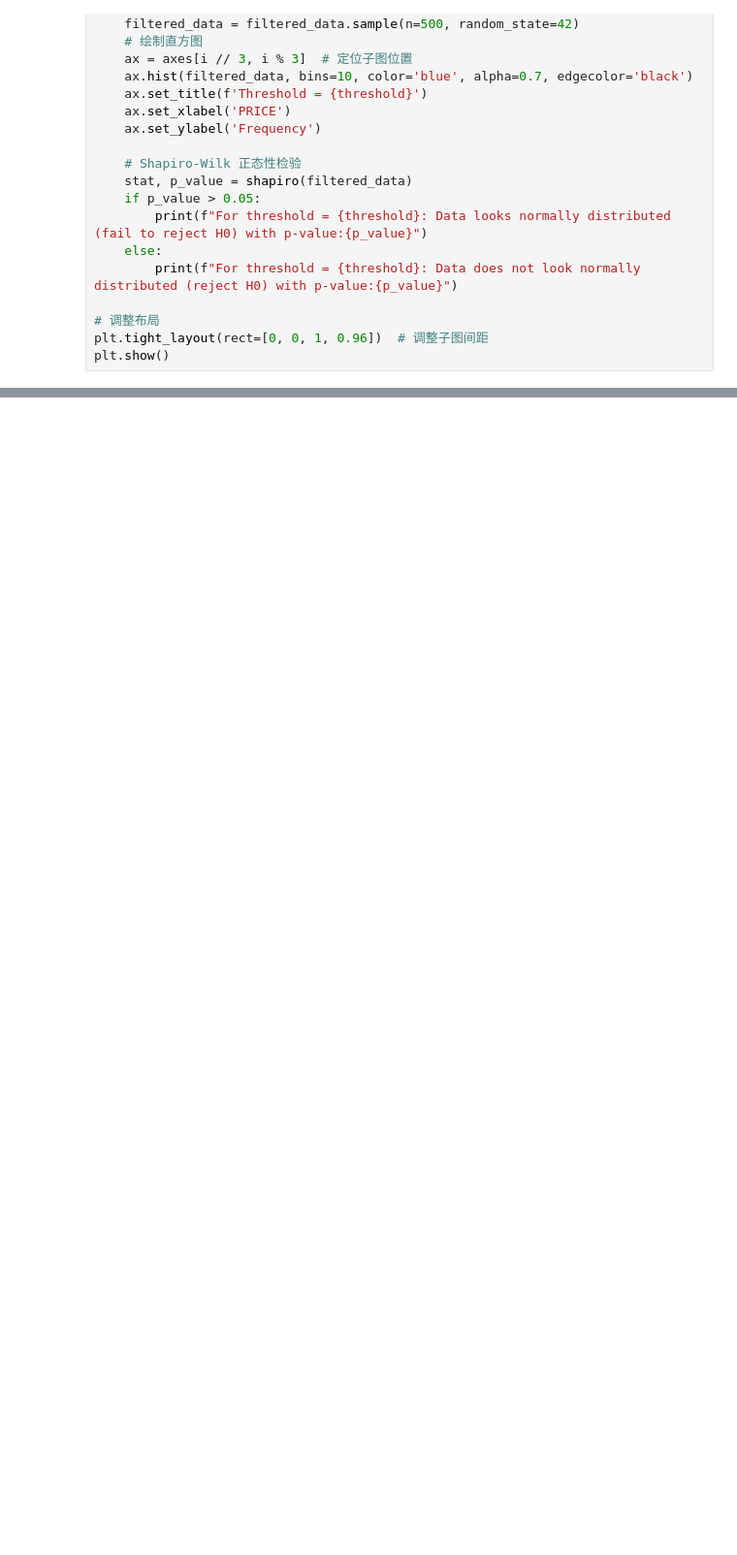
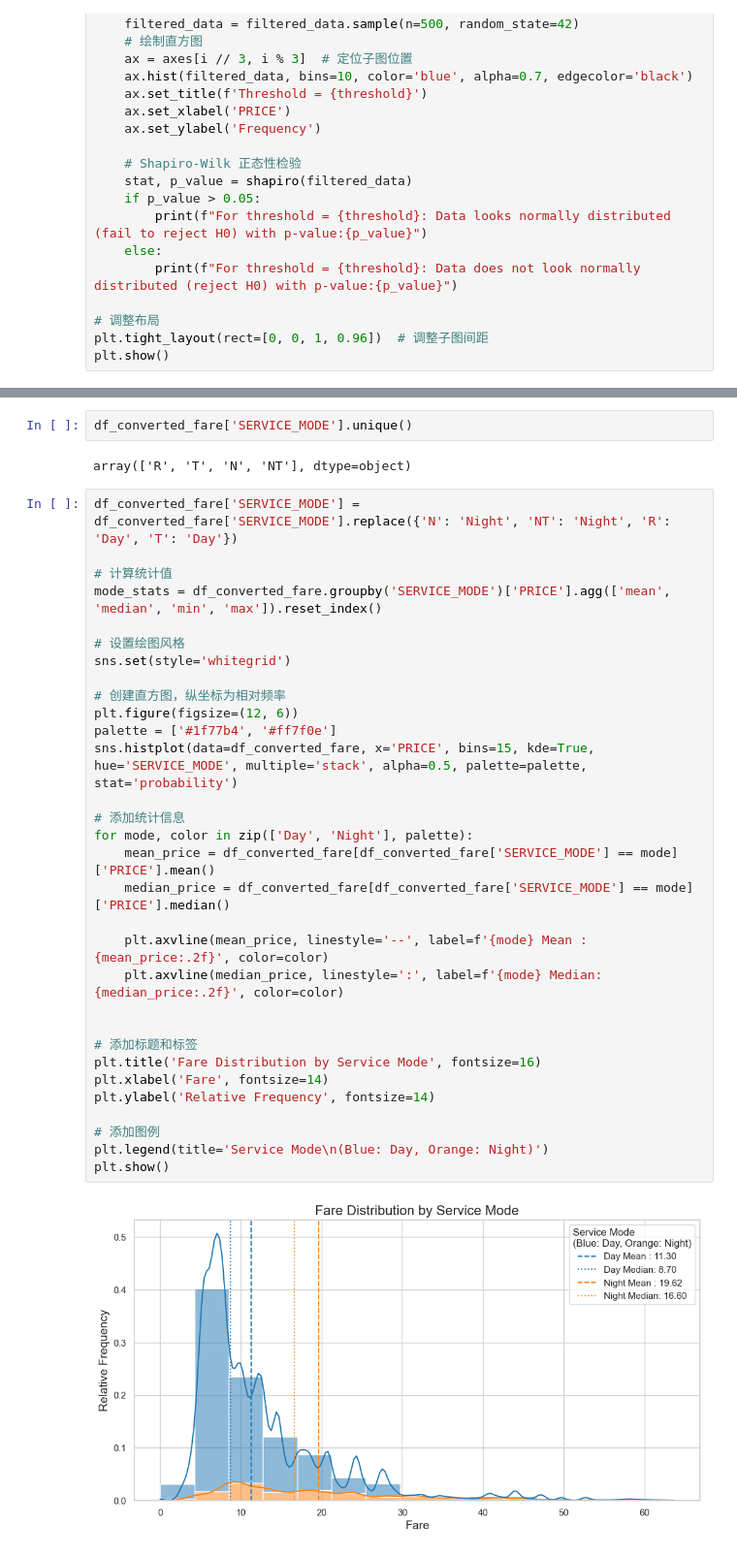
Before and after one commit to feiyiLB/comp3522, a Jupyter notebook: Notebooks/EDA_LB.ipynb, the cells around one changed output, grey strips where cells are left out. Shown at 97% size. Cells and saved outputs as stored; diff of their text form; blank space fills up the shorter version.

```diff
--- a/Notebooks/EDA_LB.ipynb
+++ b/Notebooks/EDA_LB.ipynb
@@ -60,0 +149,37 @@ plt.show()
+# %%
+df_converted_fare['SERVICE_MODE'].unique()
+# %% [output]
+array(['R', 'T', 'N', 'NT'], dtype=object)
+# %%
+df_converted_fare['SERVICE_MODE'] = df_converted_fare['SERVICE_MODE'].replace({'N': 'Night', 'NT': 'Night', 'R': 'Day', 'T': 'Day'})
+
+# 计算统计值
+mode_stats = df_converted_fare.groupby('SERVICE_MODE')['PRICE'].agg(['mean', 'median', 'min', 'max']).reset_index()
+
+# 设置绘图风格
+sns.set(style='whitegrid')
+
+# 创建直方图，纵坐标为相对频率
+plt.figure(figsize=(12, 6))
+palette = ['#1f77b4', '#ff7f0e']
+sns.histplot(data=df_converted_fare, x='PRICE', bins=15, kde=True, hue='SERVICE_MODE', multiple='stack', alpha=0.5, palette=palette, stat='probability')
+
+# 添加统计信息
+for mode, color in zip(['Day', 'Night'], palette):
+    mean_price = df_converted_fare[df_converted_fare['SERVICE_MODE'] == mode]['PRICE'].mean()
+    median_price = df_converted_fare[df_converted_fare['SERVICE_MODE'] == mode]['PRICE'].median()
+
+    plt.axvline(mean_price, linestyle='--', label=f'{mode} Mean : {mean_price:.2f}', color=color)
+    plt.axvline(median_price, linestyle=':', label=f'{mode} Median: {median_price:.2f}', color=color)
+
+
+# 添加标题和标签
+plt.title('Fare Distribution by Service Mode', fontsize=16)
+plt.xlabel('Fare', fontsize=14)
+plt.ylabel('Relative Frequency', fontsize=14)
+
+# 添加图例
+plt.legend(title='Service Mode\n(Blue: Day, Orange: Night)')
+plt.show()
+# %% [output]
+[figure, added]
```
Also changed, not shown: parts of 15 cells of this notebook, 6 other files.
